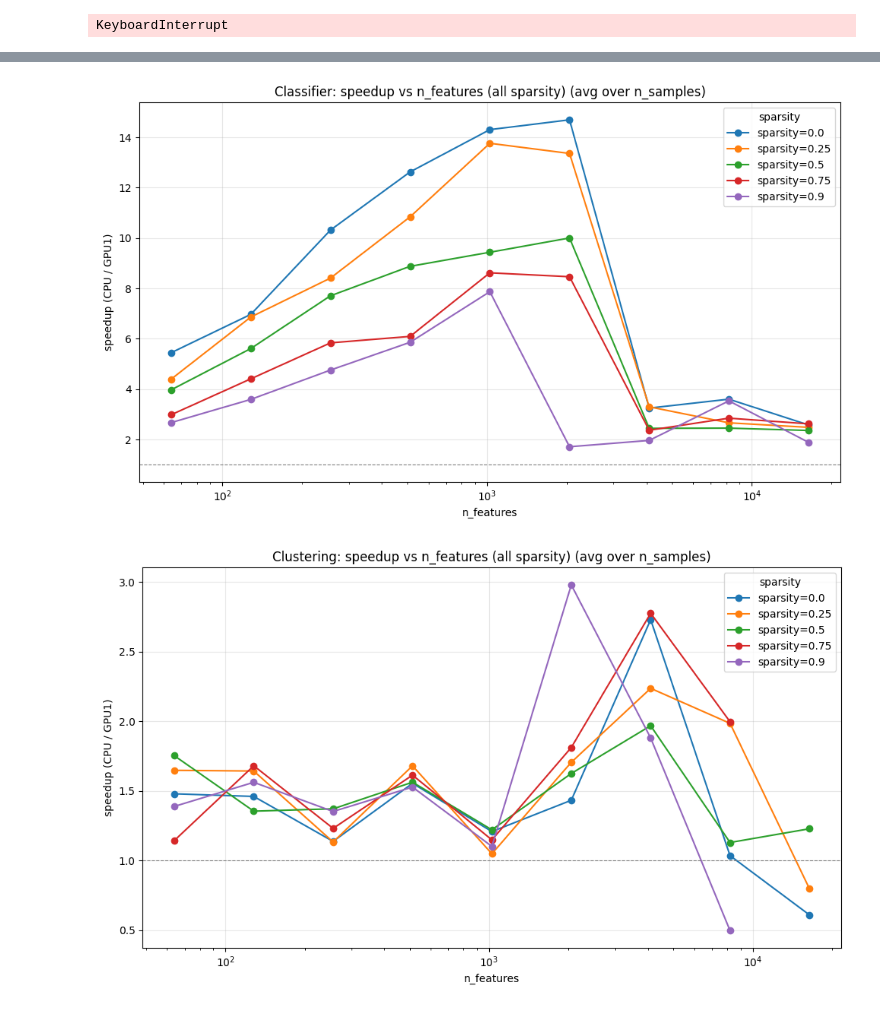
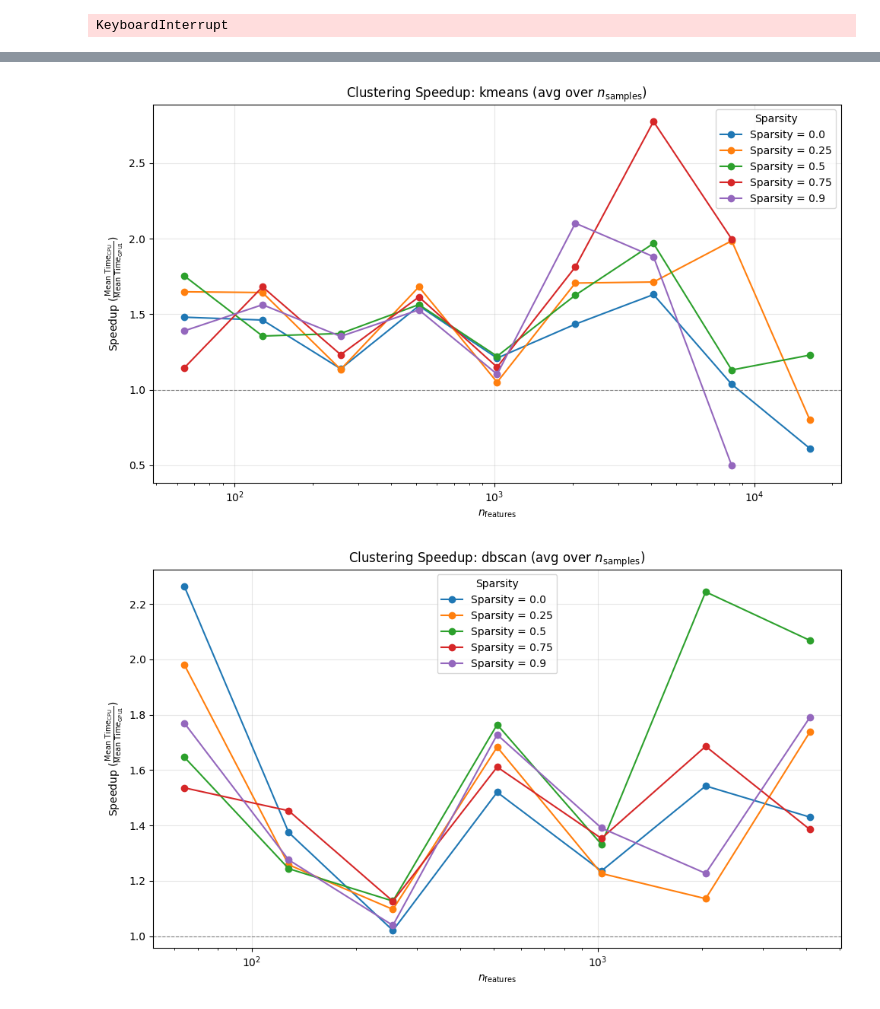
Before and after one commit to 0231733556/BSP_S5_cuML, a Jupyter notebook: results.ipynb, the cells around one changed output, grey strips where cells are left out. Cells and saved outputs as stored; diff of their text form; code cells hidden in the pictures.

Commit message:
added support for more algorithms

```diff
--- a/results.ipynb
+++ b/results.ipynb
@@ -157,35 +148,53 @@ Clustering speedup (first 10 rows):
 # %%
-# Plot speedup vs n_features for all sparsity levels (averaging over n_samples)
-import matplotlib.pyplot as plt
 
-def plot_speedup_nfeatures_all_sparsity(df, title):
-    sp = compute_speedup(df, cpu_label='CPU', gpu_label='GPU1')
+def plot_speedup_nfeatures_all_sparsity(df, algorithm_name, title):
+    # 1. Compute speedup using the algorithm parameter
+    sp = compute_speedup(df, algorithm_name=algorithm_name, cpu_label='CPU', gpu_label='GPU1')
+
     sp = sp.dropna(subset=['speedup'])
     if sp.empty:
-        print(f'No speedup data available for {title}')
+        print(f'No speedup data available for algorithm "{algorithm_name}"')
         return
+
     spars_vals = sorted(sp['sparsity'].unique())
-    plt.figure(figsize=(10,6))
+
+    # Use subplots to avoid .figure() as per best practices
+    fig, ax = plt.subplots(figsize=(10, 6))
+
     for s in spars_vals:
         subset = sp[sp['sparsity'] == s]
         if subset.empty:
             continue
-        # aggregate over n_samples by averaging speedup for each n_features
+
+        # Aggregate over n_samples
         agg = subset.groupby('n_features')['speedup'].mean().reset_index().sort_values('n_features')
-        plt.plot(agg['n_features'], agg['speedup'], marker='o', label=f'sparsity={s}')
-    plt.axhline(1.0, color='gray', linestyle='--', linewidth=0.8)
-    plt.xlabel('n_features')
-    plt.ylabel('speedup (CPU / GPU1)')
-    plt.title(title + ' (avg over n_samples)')
-    plt.xscale('log')
-    plt.grid(True, alpha=0.3)
-    plt.legend(title='sparsity')
+        ax.plot(agg['n_features'], agg['speedup'], marker='o', label=f'Sparsity = {s}')
+
+    # Formatting
+    ax.axhline(1.0, color='gray', linestyle='--', linewidth=0.8)
+
+    # Use raw strings for labels to handle backslashes safely
+    ax.set_xlabel(r'$n_{\text{features}}$')
+    ax.set_ylabel(r'Speedup ($\frac{\text{Mean Time}_{\text{CPU}}}{\text{Mean Time}_{\text{GPU1}}}$)')
+
+    # CORRECTED LINE: Use rf"" and double the braces for \text{{samples}}
+    ax.set_title(rf"{title}: {algorithm_name} (avg over $n_{{\text{{samples}}}}$)")
+
+    ax.set_xscale('log')
+    ax.grid(True, alpha=0.3)
+    ax.legend(title='Sparsity')
     plt.tight_layout()
-    plt.show()
 
-# Run for classifier and clustering datasets
-plot_speedup_nfeatures_all_sparsity(df_classifier, 'Classifier: speedup vs n_features (all sparsity)')
-plot_speedup_nfeatures_all_sparsity(df_clusterer, 'Clustering: speedup vs n_features (all sparsity)')
+    # Save the figure
+    plt.savefig(f'speedup_{algorithm_name}_nfeatures.png')
+
+# --- Example Usage ---
+# For the classifier dataset[cite: 1]:
+plot_speedup_nfeatures_all_sparsity(df_classifier, 'random_forest', 'Classifier Speedup')
+
+# For the clustering dataset:
+plot_speedup_nfeatures_all_sparsity(df_clusterer, 'kmeans', 'Clustering Speedup')
+plot_speedup_nfeatures_all_sparsity(df_clusterer, 'dbscan', 'Clustering Speedup')
 # %% [output]
-[figure, old version]
+[figure, new version]
-[figure, old version]
+[figure, new version]
```
Also changed, not shown: parts of 6 cells of this notebook, 4 other files.
